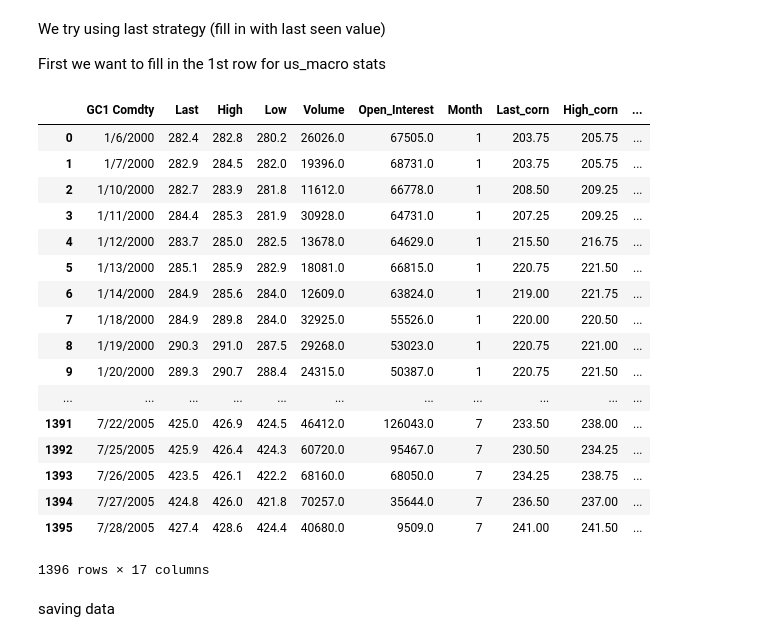
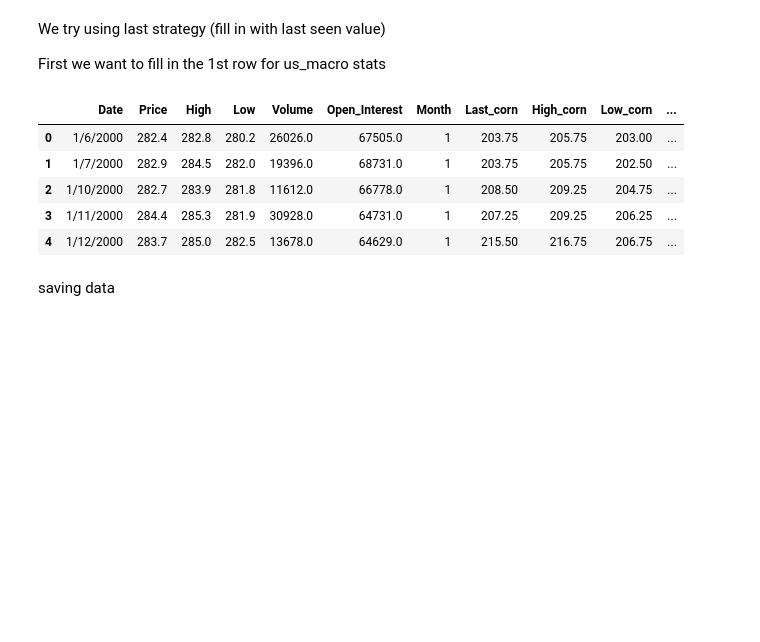
Before and after one commit to maxmatical/Machine-Learning, a Jupyter notebook: Gold_Case_Study.ipynb, the cells around one changed output. Cells and saved outputs as stored; diff of their text form; code cells hidden in the pictures; blank space fills up the shorter version.

```diff
--- a/Gold_Case_Study.ipynb
+++ b/Gold_Case_Study.ipynb
@@ -271,26 +240,14 @@ concat_clean['nettrade'][0] = -29930
 
 concat_clean.fillna(method='ffill', inplace=True)
 # %%
-concat_clean
+concat_clean.head()
 # %% [output]
-|  | GC1 Comdty | Last | High | Low | Volume | Open_Interest | Month | Last_corn | High_corn | ... |
-| 0 | 1/6/2000 | 282.4 | 282.8 | 280.2 | 26026.0 | 67505.0 | 1 | 203.75 | 205.75 | ... |
-| 1 | 1/7/2000 | 282.9 | 284.5 | 282.0 | 19396.0 | 68731.0 | 1 | 203.75 | 205.75 | ... |
-| 2 | 1/10/2000 | 282.7 | 283.9 | 281.8 | 11612.0 | 66778.0 | 1 | 208.50 | 209.25 | ... |
-| 3 | 1/11/2000 | 284.4 | 285.3 | 281.9 | 30928.0 | 64731.0 | 1 | 207.25 | 209.25 | ... |
-| 4 | 1/12/2000 | 283.7 | 285.0 | 282.5 | 13678.0 | 64629.0 | 1 | 215.50 | 216.75 | ... |
-| 5 | 1/13/2000 | 285.1 | 285.9 | 282.9 | 18081.0 | 66815.0 | 1 | 220.75 | 221.50 | ... |
-| 6 | 1/14/2000 | 284.9 | 285.6 | 284.0 | 12609.0 | 63824.0 | 1 | 219.00 | 221.75 | ... |
-| 7 | 1/18/2000 | 284.9 | 289.8 | 284.0 | 32925.0 | 55526.0 | 1 | 220.00 | 220.50 | ... |
-| 8 | 1/19/2000 | 290.3 | 291.0 | 287.5 | 29268.0 | 53023.0 | 1 | 220.75 | 221.00 | ... |
-| 9 | 1/20/2000 | 289.3 | 290.7 | 288.4 | 24315.0 | 50387.0 | 1 | 220.75 | 221.50 | ... |
-| ... | ... | ... | ... | ... | ... | ... | ... | ... | ... | ... |
-| 1391 | 7/22/2005 | 425.0 | 426.9 | 424.5 | 46412.0 | 126043.0 | 7 | 233.50 | 238.00 | ... |
-| 1392 | 7/25/2005 | 425.9 | 426.4 | 424.3 | 60720.0 | 95467.0 | 7 | 230.50 | 234.25 | ... |
-| 1393 | 7/26/2005 | 423.5 | 426.1 | 422.2 | 68160.0 | 68050.0 | 7 | 234.25 | 238.75 | ... |
-| 1394 | 7/27/2005 | 424.8 | 426.0 | 421.8 | 70257.0 | 35644.0 | 7 | 236.50 | 237.00 | ... |
-| 1395 | 7/28/2005 | 427.4 | 428.6 | 424.4 | 40680.0 | 9509.0 | 7 | 241.00 | 241.50 | ... |
+|  | Date | Price | High | Low | Volume | Open_Interest | Month | Last_corn | High_corn | Low_corn | ... |
+| 0 | 1/6/2000 | 282.4 | 282.8 | 280.2 | 26026.0 | 67505.0 | 1 | 203.75 | 205.75 | 203.00 | ... |
+| 1 | 1/7/2000 | 282.9 | 284.5 | 282.0 | 19396.0 | 68731.0 | 1 | 203.75 | 205.75 | 202.50 | ... |
+| 2 | 1/10/2000 | 282.7 | 283.9 | 281.8 | 11612.0 | 66778.0 | 1 | 208.50 | 209.25 | 204.75 | ... |
+| 3 | 1/11/2000 | 284.4 | 285.3 | 281.9 | 30928.0 | 64731.0 | 1 | 207.25 | 209.25 | 206.25 | ... |
+| 4 | 1/12/2000 | 283.7 | 285.0 | 282.5 | 13678.0 | 64629.0 | 1 | 215.50 | 216.75 | 206.75 | ... |
-1396 rows × 17 columns
 # %% [markdown]
 saving data
 # %%
```
Also changed, not shown: parts of 7 cells of this notebook.
